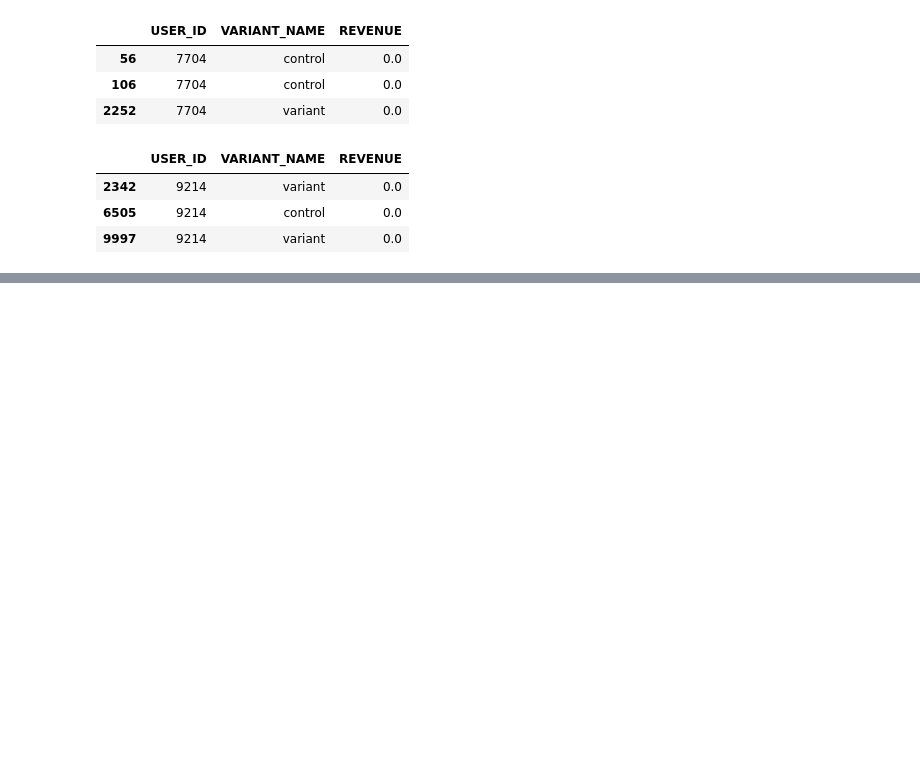
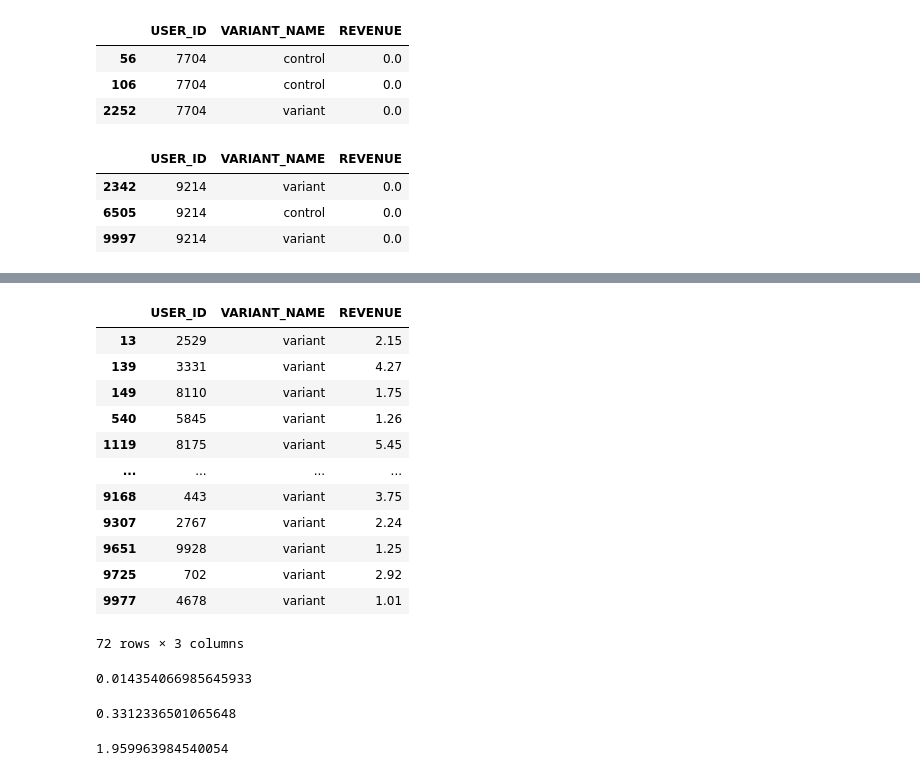
Before and after one commit to kpnguyen21/erdos-AB-testing, a Jupyter notebook: EDA.ipynb, the cells around one changed output, grey strips where cells are left out. Cells and saved outputs as stored; diff of their text form; code cells hidden in the pictures; blank space fills up the shorter version.

```diff
--- a/EDA.ipynb
+++ b/EDA.ipynb
@@ -179,0 +324,20 @@ plt.show()
+# %%
+df_variant[df_variant.REVENUE > 0]
+# %% [output]
+|  | USER_ID | VARIANT_NAME | REVENUE |
+| 13 | 2529 | variant | 2.15 |
+| 139 | 3331 | variant | 4.27 |
+| 149 | 8110 | variant | 1.75 |
+| 540 | 5845 | variant | 1.26 |
+| 1119 | 8175 | variant | 5.45 |
+| ... | ... | ... | ... |
+| 9168 | 443 | variant | 3.75 |
+| 9307 | 2767 | variant | 2.24 |
+| 9651 | 9928 | variant | 1.25 |
+| 9725 | 702 | variant | 2.92 |
+| 9977 | 4678 | variant | 1.01 |
+72 rows × 3 columns
+# %%
+72/len(df_variant)
+# %% [output]
+0.014354066985645933
@@ -179,0 +357,8 @@ plt.show()
+# %%
+p2
+# %% [output]
+0.3312336501065648
+# %%
+z_alpha2
+# %% [output]
+1.959963984540054
```
Also changed, not shown: parts of 36 cells of this notebook.
